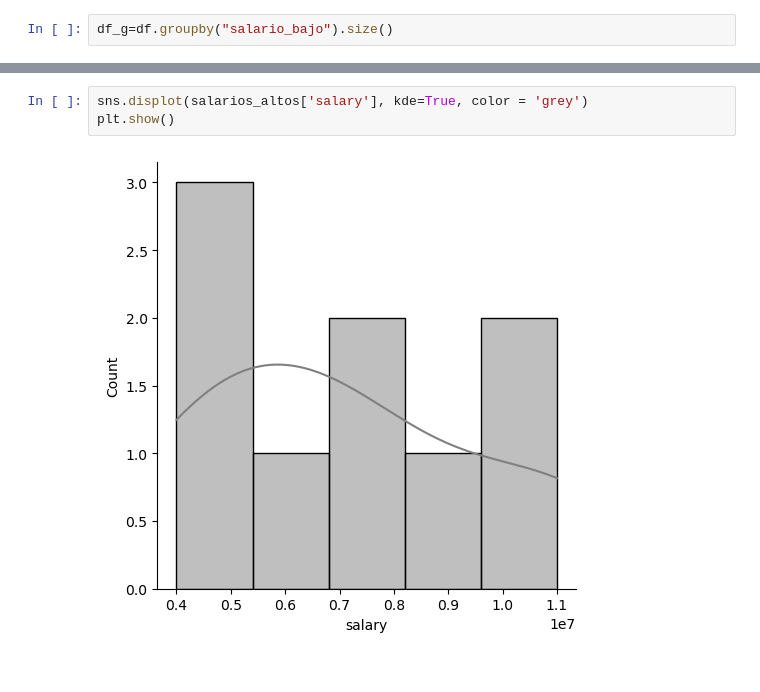
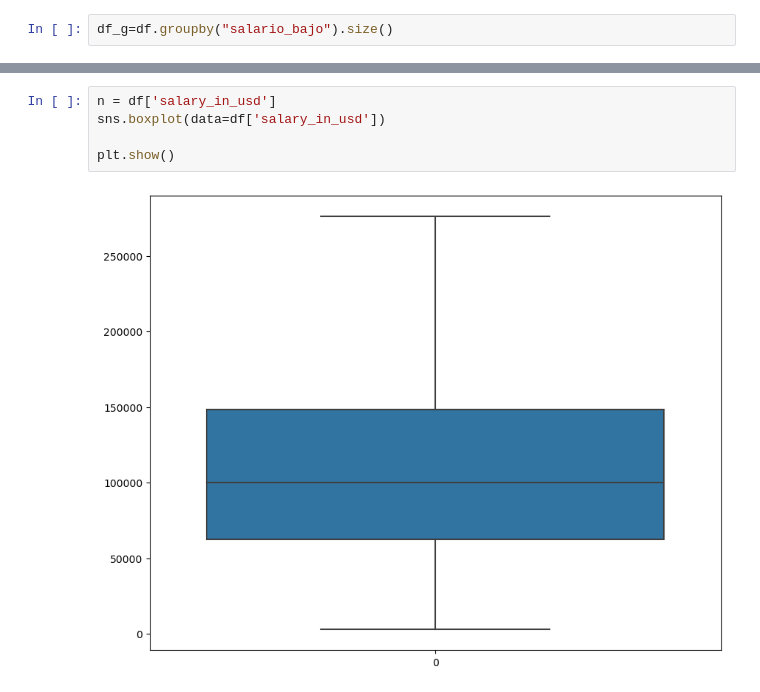
Before and after one commit to Adalab/DA-promo-b-modulo-3-sprint-1-Paula-Yadira, a Jupyter notebook: Regresión lineal/II-pair-programming-tests-estadísticos.ipynb, the cells around one changed output, grey strips where cells are left out. Drawn from its saved outputs; the diff is of its cells as text.

```diff
--- a/Regresión lineal/II-pair-programming-tests-estadísticos.ipynb
+++ b/Regresión lineal/II-pair-programming-tests-estadísticos.ipynb
@@ -139,5 +97,7 @@ plt.show()
-# %%
-sns.displot(salarios_altos['salary'], kde=True, color = 'grey')
-plt.show()
-# %% [output]
-[figure, removed]
+# %%
+n = df['salary_in_usd']
+sns.boxplot(data=df['salary_in_usd'])
+
+plt.show()
+# %% [output]
+[figure, added]
```
Also changed, not shown: parts of 15 cells of this notebook, 4 other files.
